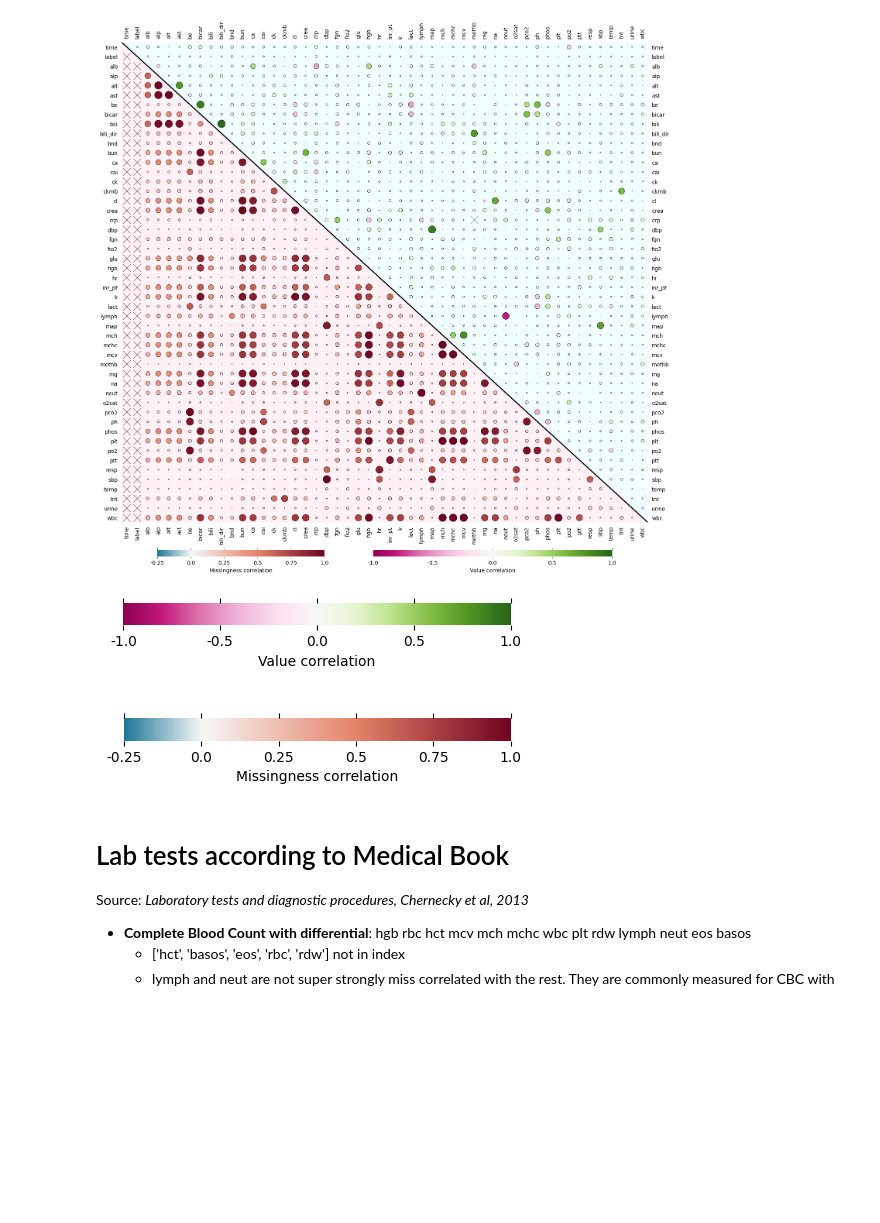
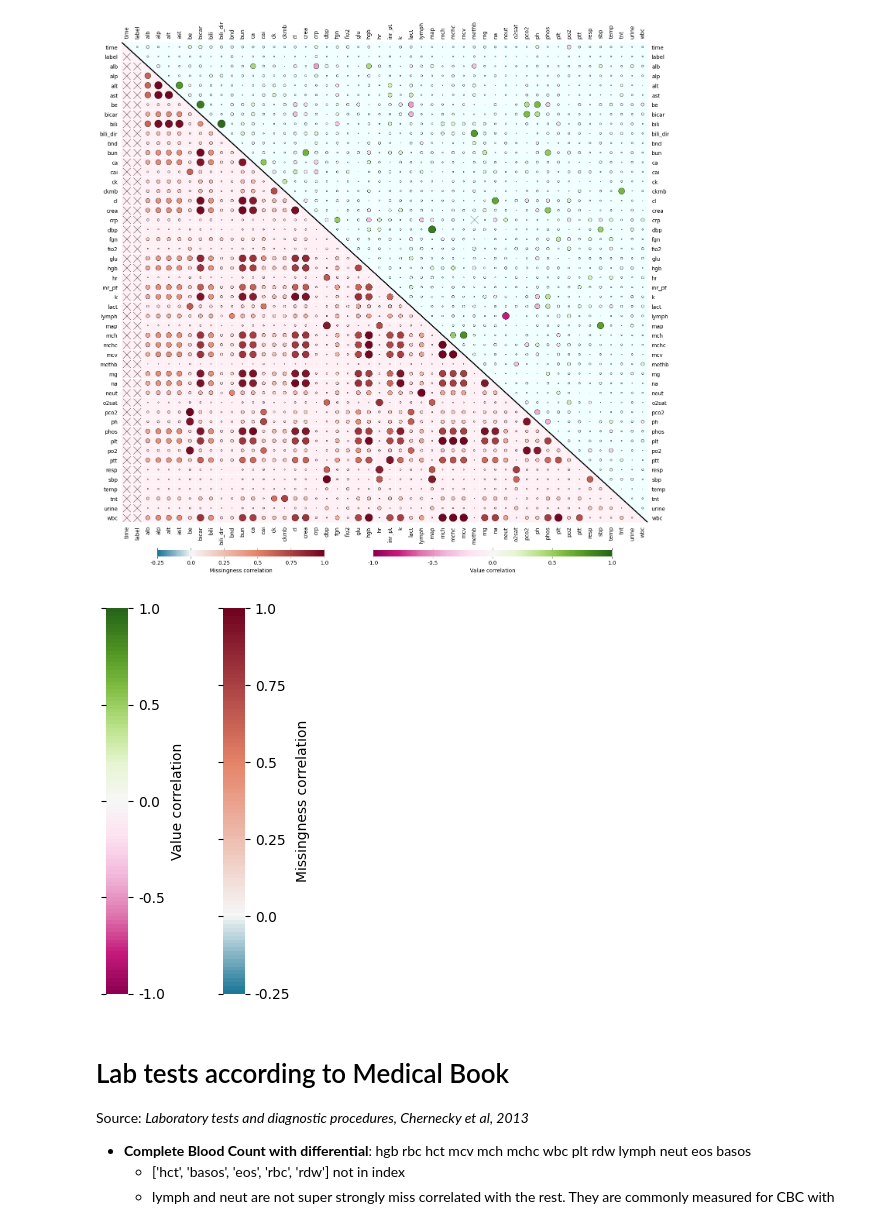
Before and after one commit to joshuawe/sepsis, a Jupyter notebook: data/miiv/Correlation_Plots.ipynb, the cells around one changed output. Cells and saved outputs as stored; diff of their text form; code cells hidden in the pictures; blank space fills up the shorter version.

Commit message:
even better plots

```diff
--- a/data/miiv/Correlation_Plots.ipynb
+++ b/data/miiv/Correlation_Plots.ipynb
@@ -281,48 +281,47 @@ create_correlation_plot(corrX, corr_missX, figsize=(15, 15), path=save_path)
 # %%
 """ Create only the colorbars"""
 save_path = '/home2/joshua.wendland/Documents/sepsis/figures/correlation_plot_colorbars.pdf'
 
 cmap1 = matplotlib.colors.LinearSegmentedColormap.from_list("", ["orange", 'darkred']) # value colors
 cmap1 = 'PiYG'
 cmap2 = matplotlib.colors.LinearSegmentedColormap.from_list("", [(0, '#1e7898'), (0.2, "#f6f7f7"), (0.6,"#e58368"), (1,'#700320')]) # missingngess colors
 
-fig = plt.figure(figsize=(5, 3))
-gs = fig.add_gridspec(40, 100)
+fig = plt.figure(figsize=(3, 5))
+gs = fig.add_gridspec(100, 40)
 
-ax = fig.add_subplot(gs[8:12,:])
-resolution=500
+ax = fig.add_subplot(gs[:, 8:12])
+resolution=100
 x = np.linspace(-1,1,resolution)
-X = np.repeat(x[np.newaxis, :], 2, axis=1)
+X = np.repeat(x[:, np.newaxis], 1, axis=1)
 ax.pcolormesh(X, cmap=cmap1, vmin=-1, vmax=1)
-ax.tick_params(labelbottom=True, labeltop=False, bottom=True, top=True, right=False, labelright=False, labelleft=False, left=False)
-ax.xaxis.set_label_position("bottom")
-ax.set_xlabel('Value correlation')
+ax.tick_params(labelbottom=False, labeltop=False, bottom=False, top=False, right=True, labelright=True, labelleft=False, left=True)
+ax.yaxis.set_label_position("right")
+ax.set_ylabel('Value correlation')
 num_ticks = 5
-ax.set_xticks(np.linspace(0,1,num_ticks)*resolution*2)
-ax.set_xticklabels(np.linspace(-1, 1, num_ticks))
+ax.set_yticks(np.linspace(0,1,num_ticks)*resolution*1)
+ax.set_yticklabels(np.linspace(-1, 1, num_ticks))
 # spines
 ax.spines['top'].set_visible(False); ax.spines['right'].set_visible(False)
 ax.spines['bottom'].set_visible(False); ax.spines['left'].set_visible(False)
 
-ax = fig.add_subplot(gs[28:32, :])
-resolution=500
+ax = fig.add_subplot(gs[:, 28:32])
+resolution=100
 x = np.linspace(-1,1,resolution)
-X = np.repeat(x[np.newaxis, :], 2, axis=1)
+X = np.repeat(x[:, np.newaxis], 1, axis=1)
 ax.pcolormesh(X, cmap=cmap2)
-ax.tick_params(labelbottom=True, labeltop=False, bottom=True, top=True, right=False, labelright=False, labelleft=False, left=False)
-ax.xaxis.set_label_position("bottom")
-ax.set_xlabel('Missingness correlation')
+ax.tick_params(labelbottom=False, labeltop=False, bottom=False, top=False, right=True, labelright=True, labelleft=False, left=True)
+ax.yaxis.set_label_position("right")
+ax.set_ylabel('Missingness correlation')
 num_ticks = 6
-ax.set_xlim((-1,0))
-ax.set_xticks(np.linspace(0,1,num_ticks)*resolution*2)
-ax.set_xticklabels(np.linspace(-0.25, 1, num_ticks))
+ax.set_yticks(np.linspace(0,1,num_ticks)*resolution*1)
+ax.set_yticklabels(np.linspace(-0.25, 1, num_ticks))
 # spines
 ax.spines['top'].set_visible(False); ax.spines['right'].set_visible(False)
 ax.spines['bottom'].set_visible(False); ax.spines['left'].set_visible(False)
 plt.tight_layout()
 plt.savefig(save_path, bbox_inches='tight', transparent=True, format='pdf')
 # %% [output]
-[figure, old version]
+[figure, new version]
 # %% [markdown]
 # Lab tests according to Medical Book
 
```
Also changed, not shown: parts of 1 cell of this notebook, 3 other files.
